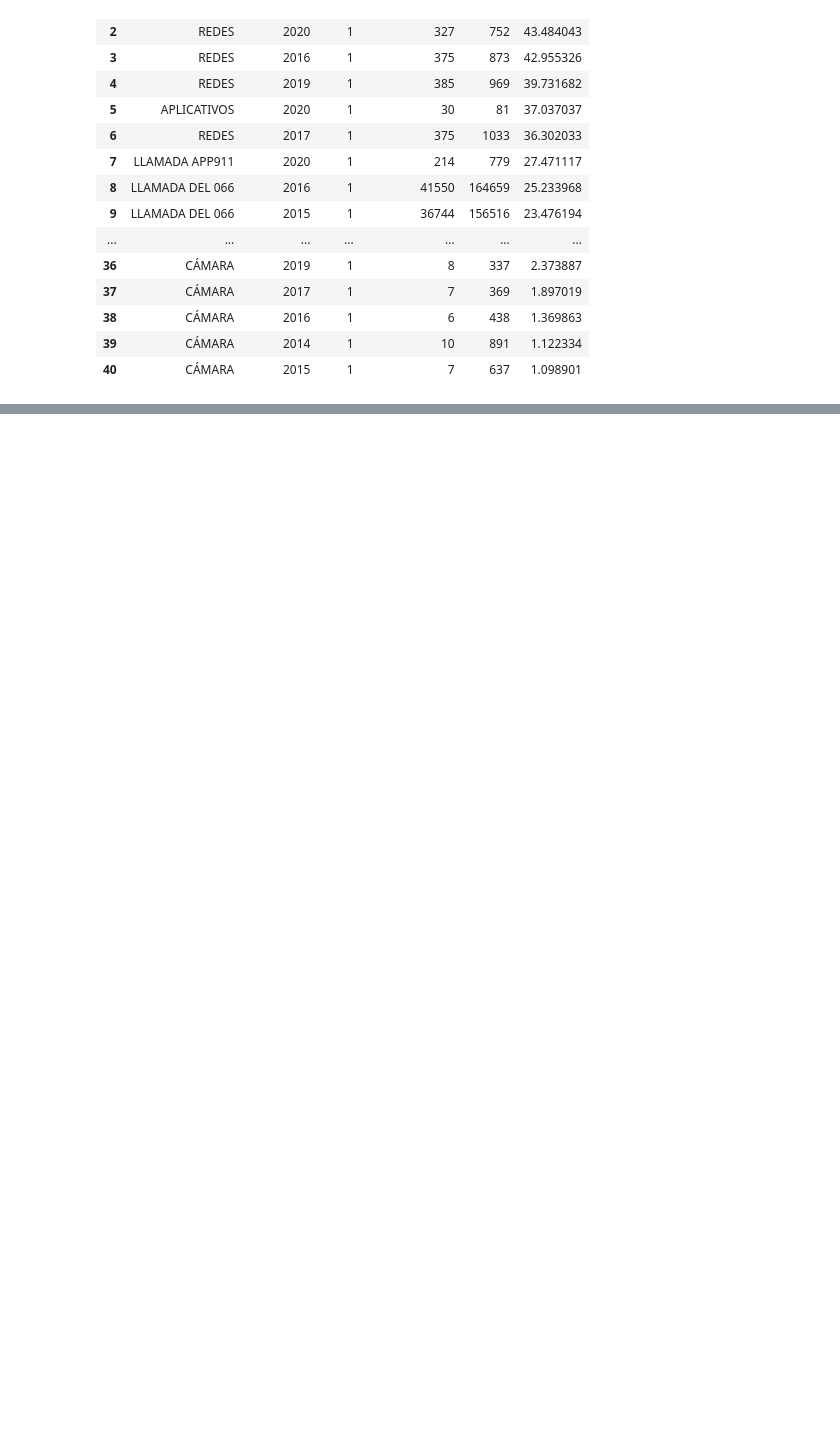
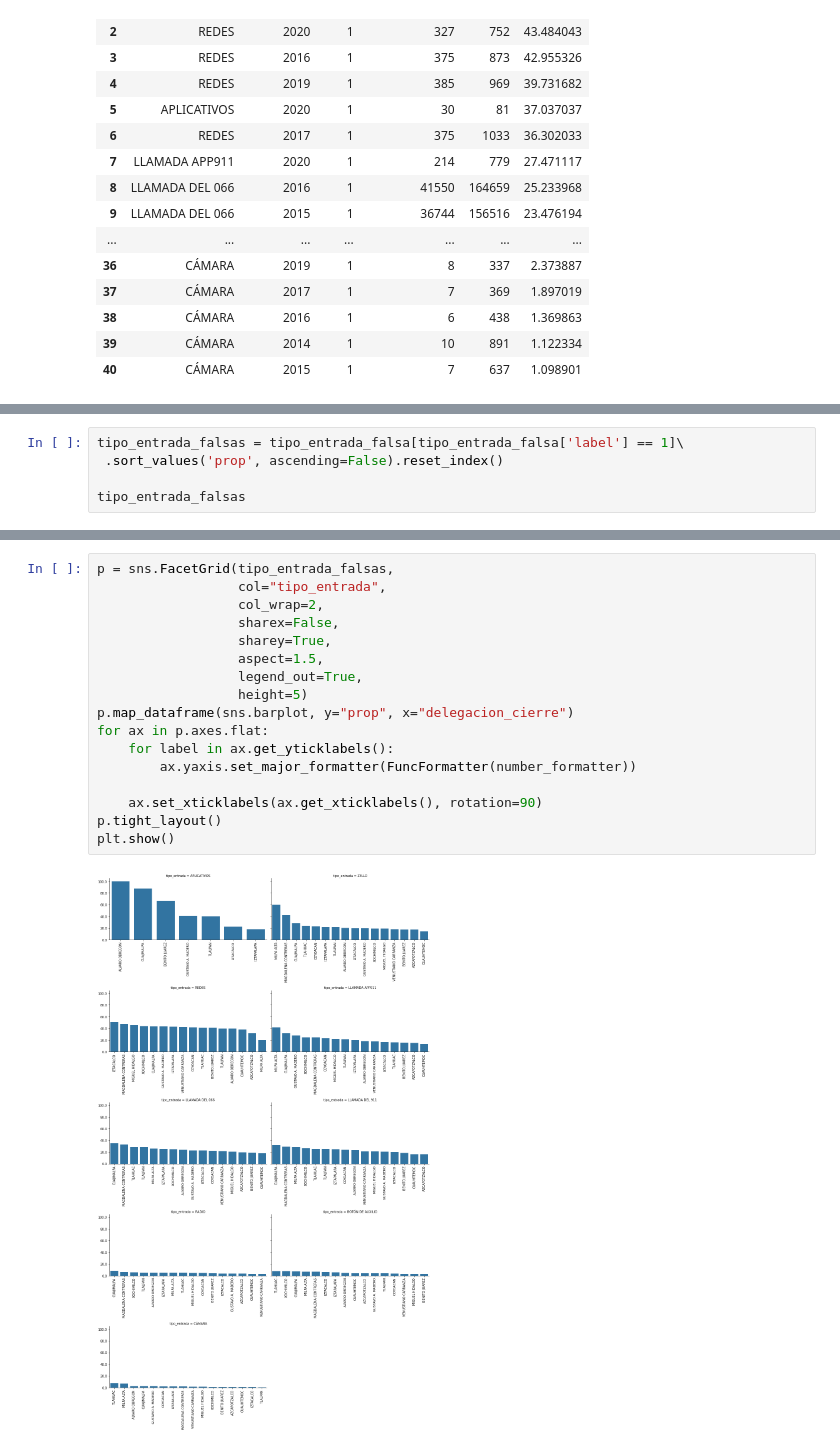
Before and after one commit to caroacostatovany/accidentes-viales-CDMX, a Jupyter notebook: notebooks/EDA_GEDA_Caro.ipynb, the cells around one changed output, grey strips where cells are left out. Cells and saved outputs as stored; diff of their text form; blank space fills up the shorter version.

```diff
--- a/notebooks/EDA_GEDA_Caro.ipynb
+++ b/notebooks/EDA_GEDA_Caro.ipynb
@@ -772,0 +823,5 @@ plt.show()
+# %%
+tipo_entrada_falsas = tipo_entrada_falsa[tipo_entrada_falsa['label'] == 1]\
+ .sort_values('prop', ascending=False).reset_index()
+
+tipo_entrada_falsas
@@ -772,0 +842,19 @@ plt.show()
+# %%
+p = sns.FacetGrid(tipo_entrada_falsas,
+                  col="tipo_entrada",
+                  col_wrap=2,
+                  sharex=False,
+                  sharey=True,
+                  aspect=1.5,
+                  legend_out=True,
+                  height=5)
+p.map_dataframe(sns.barplot, y="prop", x="delegacion_cierre")
+for ax in p.axes.flat:
+    for label in ax.get_yticklabels():
+        ax.yaxis.set_major_formatter(FuncFormatter(number_formatter))
+
+    ax.set_xticklabels(ax.get_xticklabels(), rotation=90)
+p.tight_layout()
+plt.show()
+# %% [output]
+[figure, added]
```
Also changed, not shown: parts of 19 cells of this notebook.
